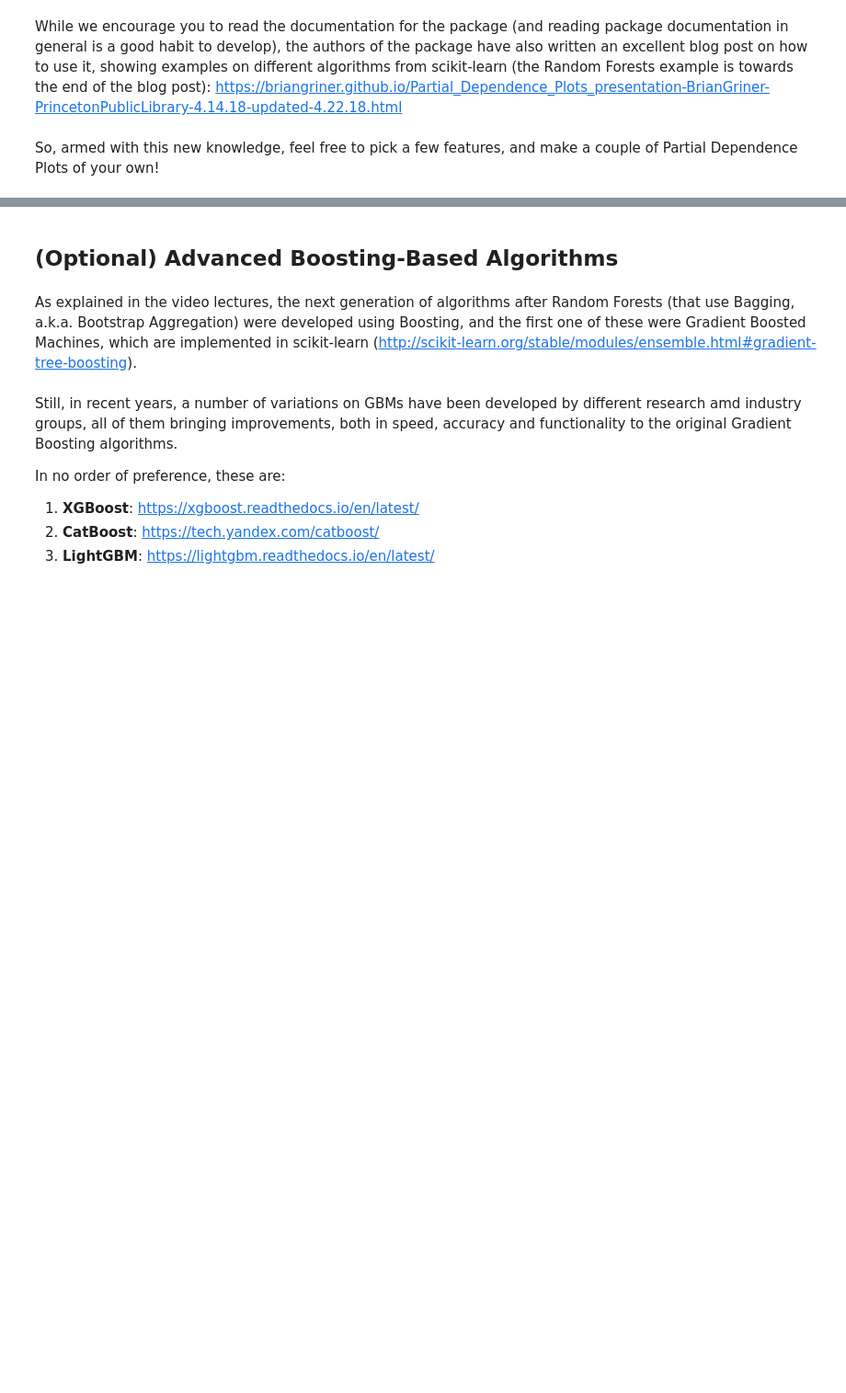
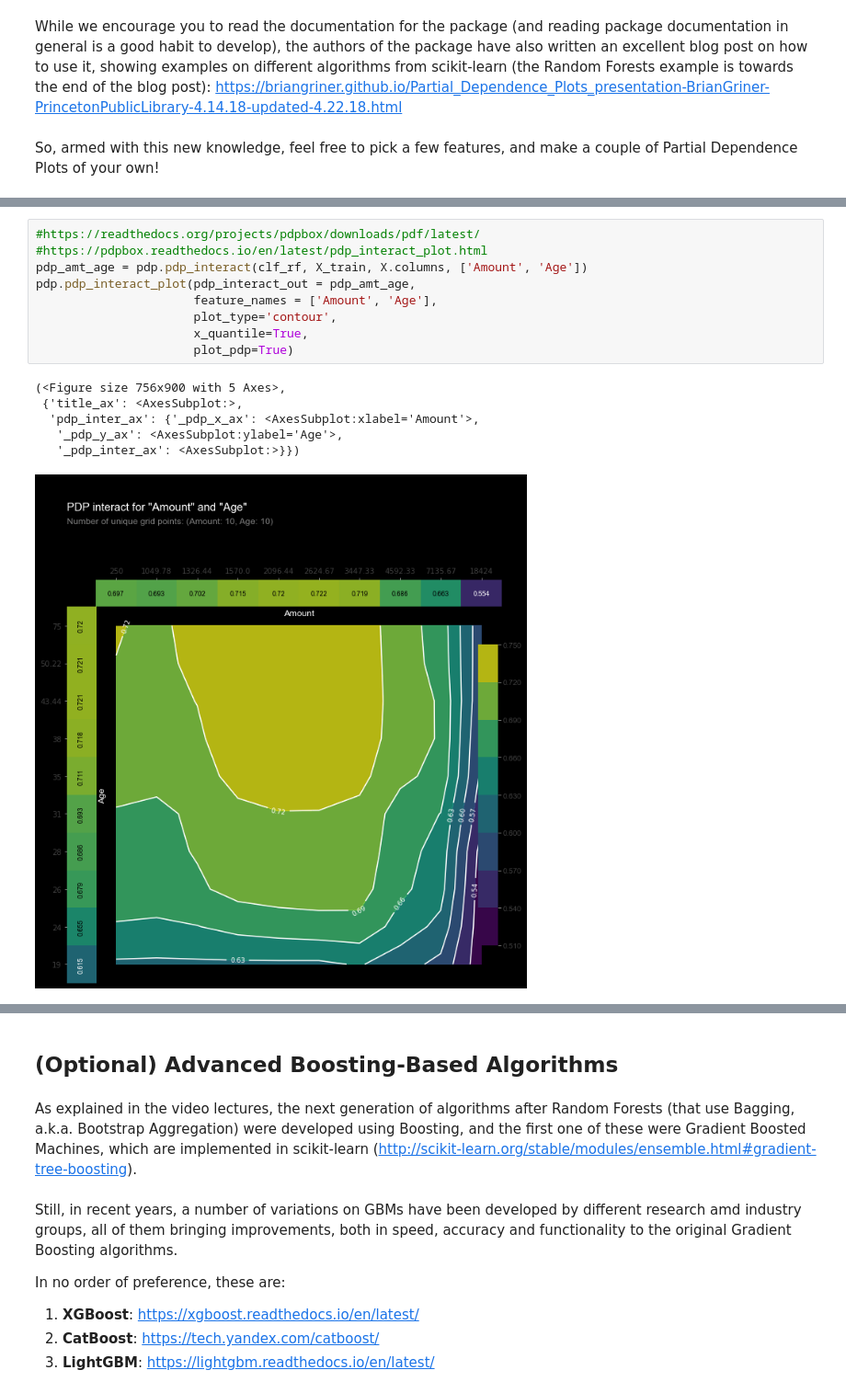
Before and after one commit to llpyyz/mec-mini-projects, a Jupyter notebook: mec-13.5.1-tree-based-algorithms-mini-project/Mini_Project_Tree-Based_Algorithms.ipynb, the cells around one changed output, grey strips where cells are left out. Shown at 92% size. Drawn from its saved outputs; the diff is of its cells as text; blank space fills up the shorter version.

Commit message:
generate pdp plots for some features in dataset

```diff
--- a/mec-13.5.1-tree-based-algorithms-mini-project/Mini_Project_Tree-Based_Algorithms.ipynb
+++ b/mec-13.5.1-tree-based-algorithms-mini-project/Mini_Project_Tree-Based_Algorithms.ipynb
@@ -776,0 +700,16 @@ Consider using the `--user` option or check the permissions.
+# %%
+#https://readthedocs.org/projects/pdpbox/downloads/pdf/latest/
+#https://pdpbox.readthedocs.io/en/latest/pdp_interact_plot.html
+pdp_amt_age = pdp.pdp_interact(clf_rf, X_train, X.columns, ['Amount', 'Age'])
+pdp.pdp_interact_plot(pdp_interact_out = pdp_amt_age,
+                      feature_names = ['Amount', 'Age'],
+                      plot_type='contour',
+                      x_quantile=True,
+                      plot_pdp=True)
+# %% [output]
+(<Figure size 756x900 with 5 Axes>,
+ {'title_ax': <AxesSubplot:>,
+  'pdp_inter_ax': {'_pdp_x_ax': <AxesSubplot:xlabel='Amount'>,
+   '_pdp_y_ax': <AxesSubplot:ylabel='Age'>,
+   '_pdp_inter_ax': <AxesSubplot:>}})
+[figure, added]
```
Also changed, not shown: parts of 10 cells of this notebook.
